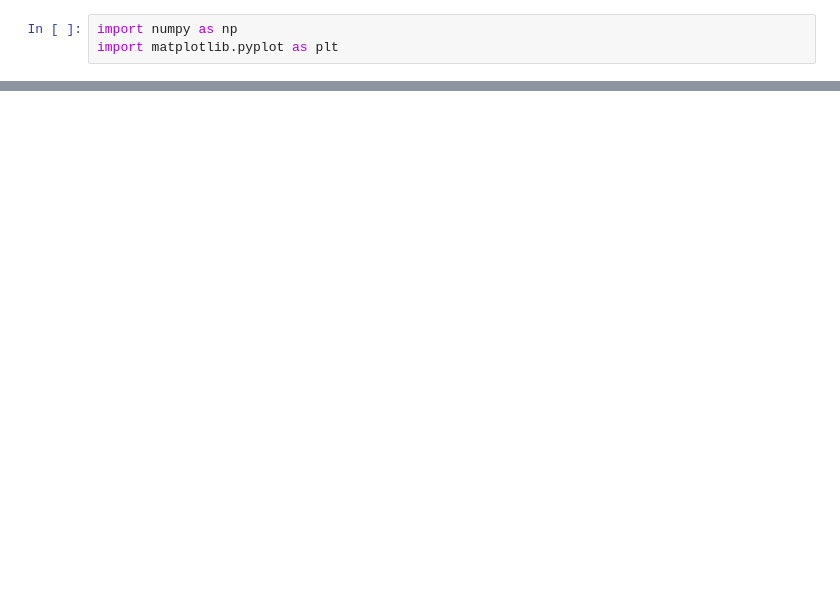
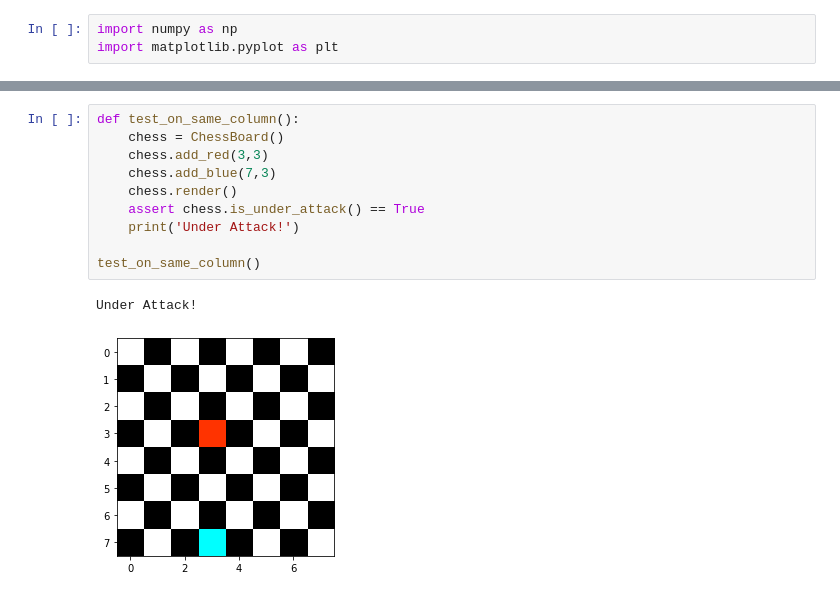
Before and after one commit to Mahmoud-Dinah/chess-board, a Jupyter notebook: chess_board.ipynb, the cells around one changed output, grey strips where cells are left out. Cells and saved outputs as stored; diff of their text form; blank space fills up the shorter version.

```diff
--- a/chess_board.ipynb
+++ b/chess_board.ipynb
@@ -28,0 +49,13 @@ AttributeError: 'ChessBoard' object has no attribute 'self'
+# %%
+def test_on_same_column():
+    chess = ChessBoard()
+    chess.add_red(3,3)
+    chess.add_blue(7,3)
+    chess.render()
+    assert chess.is_under_attack() == True
+    print('Under Attack!')
+
+test_on_same_column()
+# %% [output]
+Under Attack!
+[figure, added]
```
Also changed, not shown: parts of 5 cells of this notebook.
